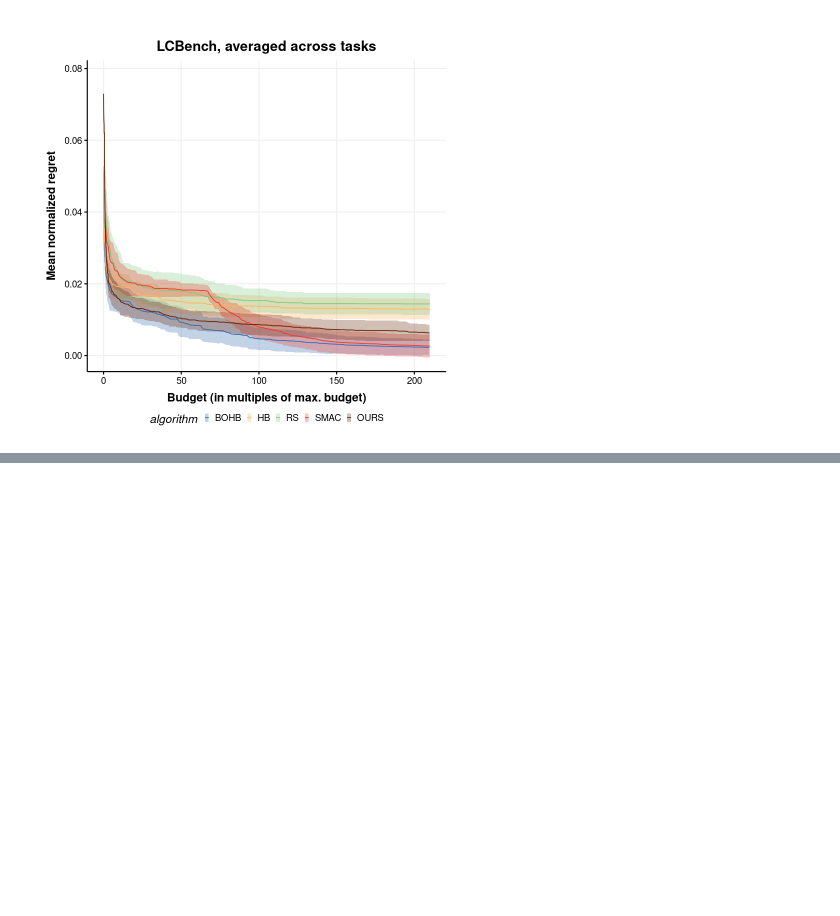
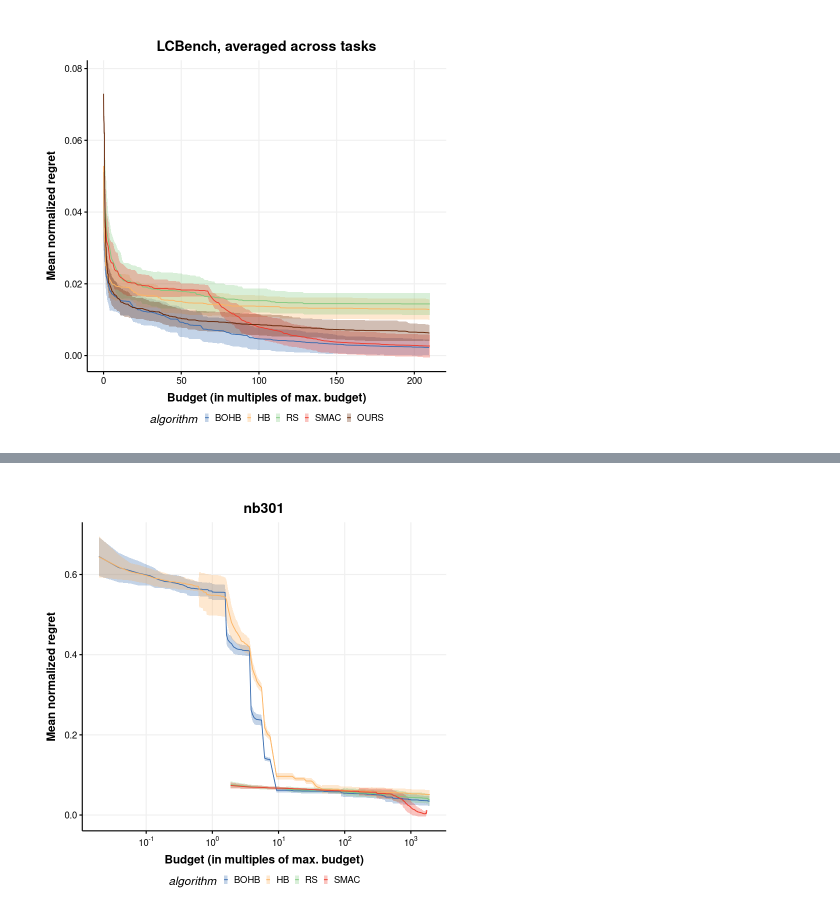
Before and after one commit to slds-lmu/paper_2021_benchmarking_special_issue, a Jupyter notebook: experiments/analysis/competitor_analysis.ipynb, the cells around one changed output, grey strips where cells are left out. Cells and saved outputs as stored; diff of their text form; code cells hidden in the pictures; blank space fills up the shorter version.

```diff
--- a/experiments/analysis/competitor_analysis.ipynb
+++ b/experiments/analysis/competitor_analysis.ipynb
@@ -113,0 +167,18 @@ p
+# %%
+axis = "standard"
+axis = "log"
+
+p = ggplot(data = df_s_a)
+p = p + geom_ribbon(aes(x = budget_cum / 52, ymin = mean_nr - sd_nr, ymax = mean_nr + sd_nr, fill = algorithm), alpha = 0.3)
+p = p + geom_line(aes(x = budget_cum / 52, y = mean_nr, colour = algorithm))
+p = p + scale_colour_Publication() + scale_fill_Publication()
+if (axis == "log")
+    p = p + scale_x_log10(breaks = trans_breaks("log10", function(x) 10^x), labels = trans_format("log10", math_format(10^.x)))
+p = p + xlab("Budget (in multiples of max. budget)") + ylab("Mean normalized regret")
+p = p + ggtitle(paste0("nb301"))
+
+ggsave(file.path("../results_sequential/figures/nb301/", paste0(axis, "_with_cb.png")), p, width = 5, height = 4)
+# %%
+p
+# %% [output]
+[figure, added]
```
Also changed, not shown: parts of 19 cells of this notebook, 5 other files.
